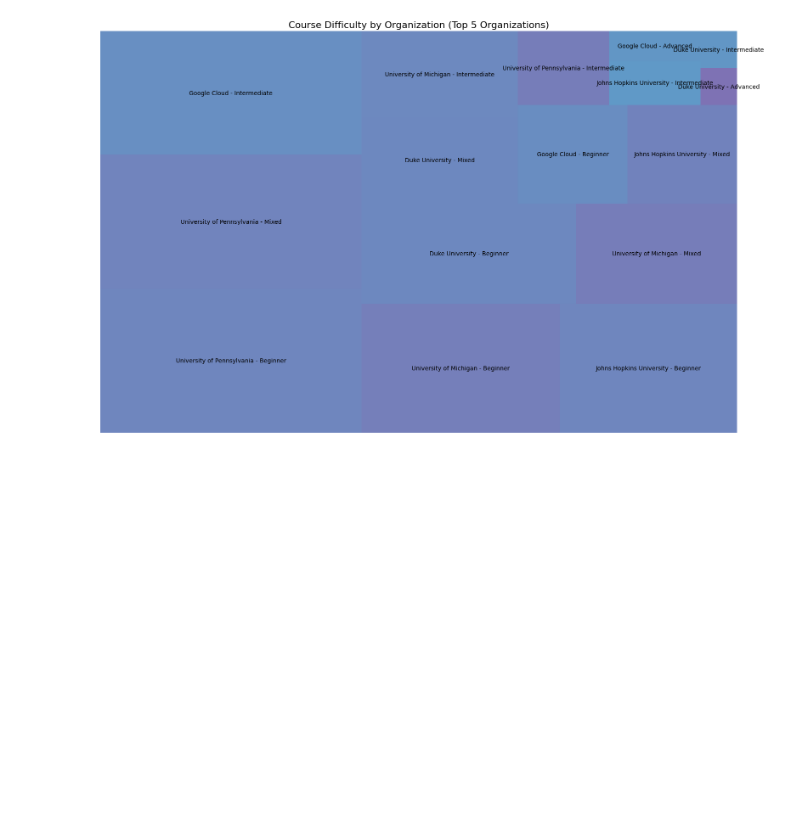
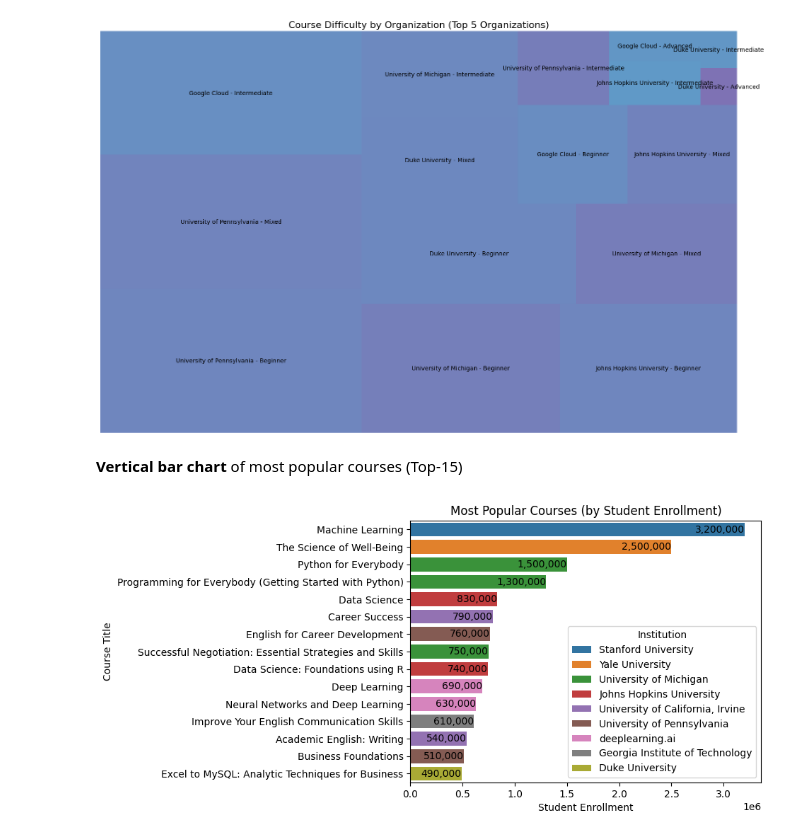
Before and after one commit to tomasp62452/1_model_4_sprint, a Jupyter notebook: visualization.ipynb, the cells around one changed output. Drawn from its saved outputs; the diff is of its cells as text; code cells hidden in the pictures; blank space fills up the shorter version.

```diff
--- a/visualization.ipynb
+++ b/visualization.ipynb
@@ -363,0 +331,21 @@ plt.show()
+# %% [markdown]
+**Vertical bar chart** of most popular courses (Top-15)
+# %%
+sns.barplot(x='course_students_enrolled',
+            y='course_title',
+            hue='course_organization',
+            data=df.nlargest(15, 'course_students_enrolled'))
+
+for i in range(len(df.nlargest(15, 'course_students_enrolled'))):
+    value = df.nlargest(15, 'course_students_enrolled')['course_students_enrolled'].iloc[i]
+    formatted_value = f"{int(value):,}"
+    plt.annotate(formatted_value,
+                 xy=(value, i),
+                 ha='right', va='center')
+
+plt.title('Most Popular Courses (by Student Enrollment)')
+plt.xlabel('Student Enrollment')
+plt.ylabel('Course Title')
+plt.legend(title='Institution');
+# %% [output]
+[figure, added]
```
Also changed, not shown: parts of 13 cells of this notebook.
